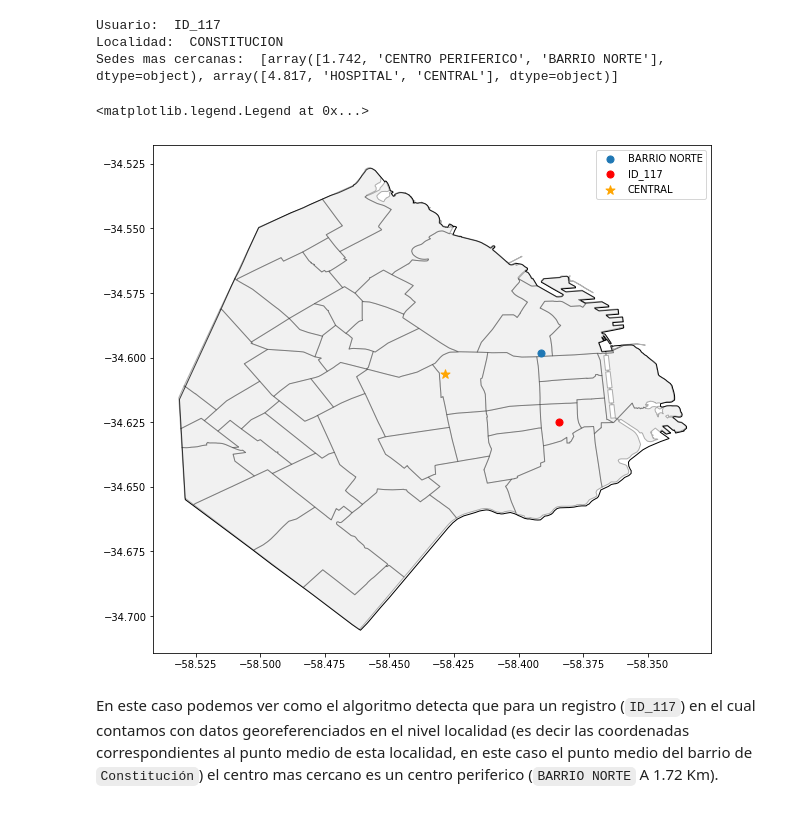
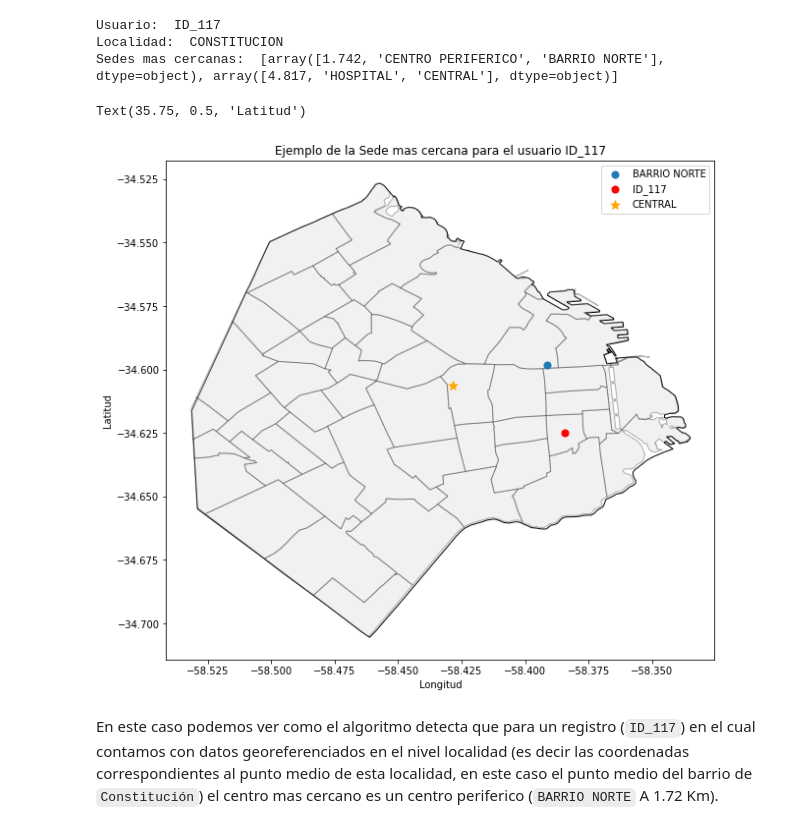
Before and after one commit to joaquinmenendez/HI_GIS, a Jupyter notebook: Informe_georeferenciamiento.ipynb, the cells around one changed output. Cells and saved outputs as stored; diff of their text form; code cells hidden in the pictures.

```diff
--- a/Informe_georeferenciamiento.ipynb
+++ b/Informe_georeferenciamiento.ipynb
@@ -164,12 +165,15 @@ Sedes mas cercanas:  [array([1.742, 'CENTRO PERIFERICO', 'BARRIO NORTE'], dtype=
 # %%
 ax = capital.plot(color='white', edgecolor='black', figsize = (10,10), legend = True)  # Poligono de CABA
 barrios_capital.plot(column = None, ax = ax, alpha = 0.3, edgecolor = 'k', color = 'lightgray') # Barrios de CABA
 sede_cercana.plot(ax = ax , markersize = 50,  label =  sede_cercana.Sede[0])  # Punto de la sede mas cercana
 usuario_df.plot(ax = ax, markersize = 50, color = 'red', label =  usuario_df.Usuario[0])  # Punto geografico del usuario
 HI.plot(ax = ax, markersize = 90, marker = '*', color = 'orange', label = 'CENTRAL' )  # Punto geografico del  HI
 plt.legend()
+plt.title(f'Ejemplo de la Sede mas cercana para el usuario {usuario["user_id"]}')
+plt.xlabel("Longitud")
+plt.ylabel("Latitud")
 # %% [output]
-<matplotlib.legend.Legend at 0x...>
+Text(35.75, 0.5, 'Latitud')
-[figure, old version]
+[figure, new version]
 # %% [markdown]
 En este caso podemos ver como el algoritmo detecta que para un registro (`ID_117`) en el cual contamos con datos georeferenciados en el nivel localidad (es decir las coordenadas correspondientes al punto medio de esta localidad, en este caso el punto medio del barrio de `Constitución`) el centro mas cercano es un centro periferico (`BARRIO NORTE` A 1.72 Km).
```
Also changed, not shown: parts of 5 cells of this notebook.
